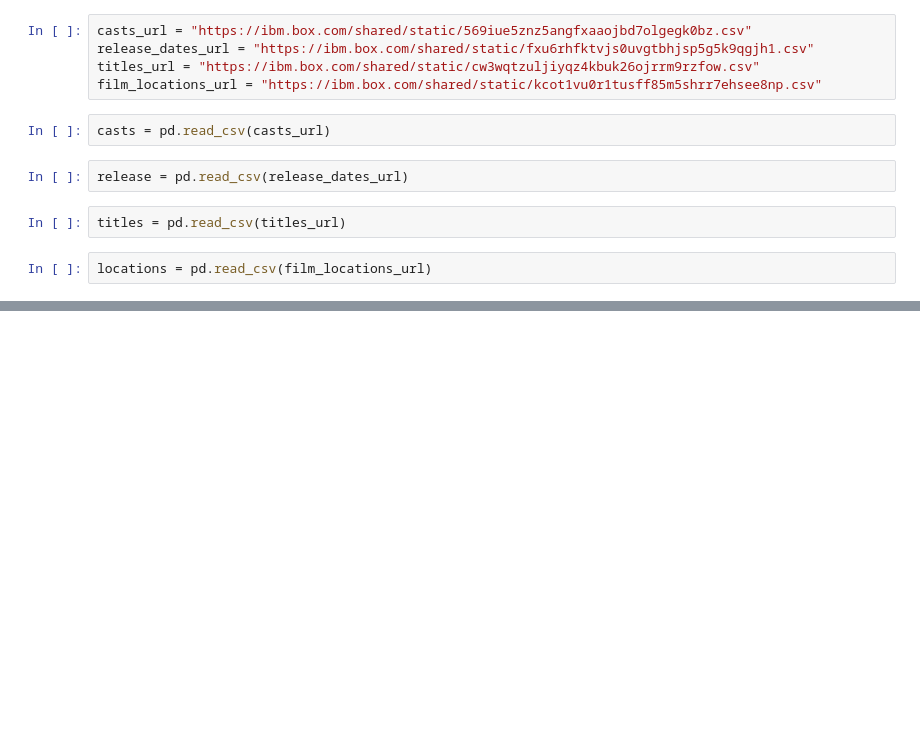
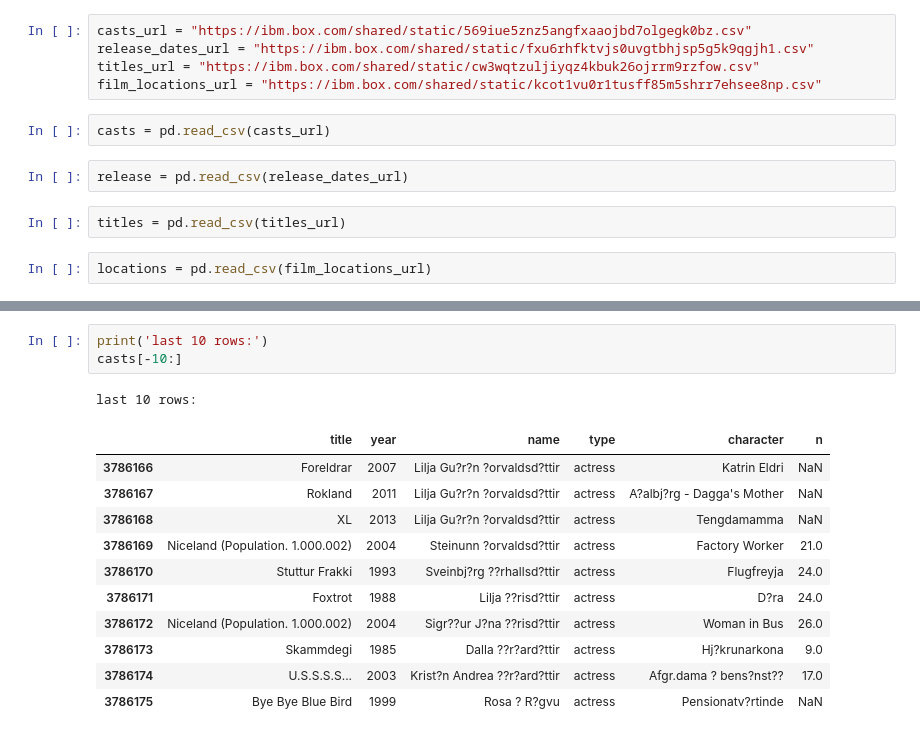
Before and after one commit to upkarlidder/lidderupk-ibmdevelopersf-jupyternotebooks, a Jupyter notebook: asset/spectra-pandas.ipynb, the cells around one changed output, grey strips where cells are left out. Drawn from its saved outputs; the diff is of its cells as text; blank space fills up the shorter version.

```diff
--- a/asset/spectra-pandas.ipynb
+++ b/asset/spectra-pandas.ipynb
@@ -263,0 +338,16 @@ locations = pd.read_csv(film_locations_url)
+# %%
+print('last 10 rows:')
+casts[-10:]
+# %% [output]
+last 10 rows:
+|  | title | year | name | type | character | n |
+| 3786166 | Foreldrar | 2007 | Lilja Gu?r?n ?orvaldsd?ttir | actress | Katrin Eldri | NaN |
+| 3786167 | Rokland | 2011 | Lilja Gu?r?n ?orvaldsd?ttir | actress | A?albj?rg - Dagga's Mother | NaN |
+| 3786168 | XL | 2013 | Lilja Gu?r?n ?orvaldsd?ttir | actress | Tengdamamma | NaN |
+| 3786169 | Niceland (Population. 1.000.002) | 2004 | Steinunn ?orvaldsd?ttir | actress | Factory Worker | 21.0 |
+| 3786170 | Stuttur Frakki | 1993 | Sveinbj?rg ??rhallsd?ttir | actress | Flugfreyja | 24.0 |
+| 3786171 | Foxtrot | 1988 | Lilja ??risd?ttir | actress | D?ra | 24.0 |
+| 3786172 | Niceland (Population. 1.000.002) | 2004 | Sigr??ur J?na ??risd?ttir | actress | Woman in Bus | 26.0 |
+| 3786173 | Skammdegi | 1985 | Dalla ??r?ard?ttir | actress | Hj?krunarkona | 9.0 |
+| 3786174 | U.S.S.S.S... | 2003 | Krist?n Andrea ??r?ard?ttir | actress | Afgr.dama ? bens?nst?? | 17.0 |
+| 3786175 | Bye Bye Blue Bird | 1999 | Rosa ? R?gvu | actress | Pensionatv?rtinde | NaN |
```
Also changed, not shown: parts of 48 cells of this notebook.
